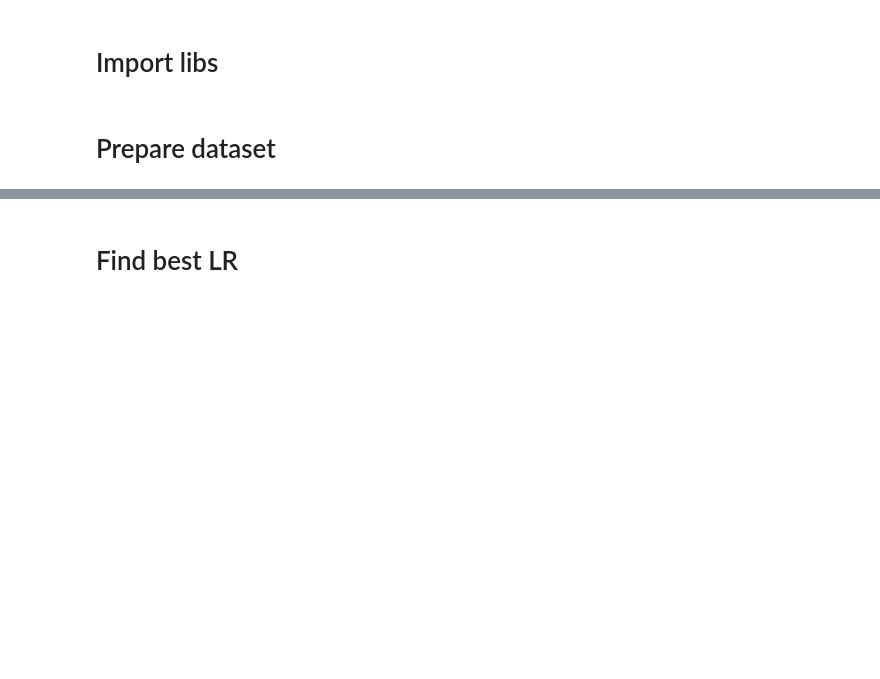
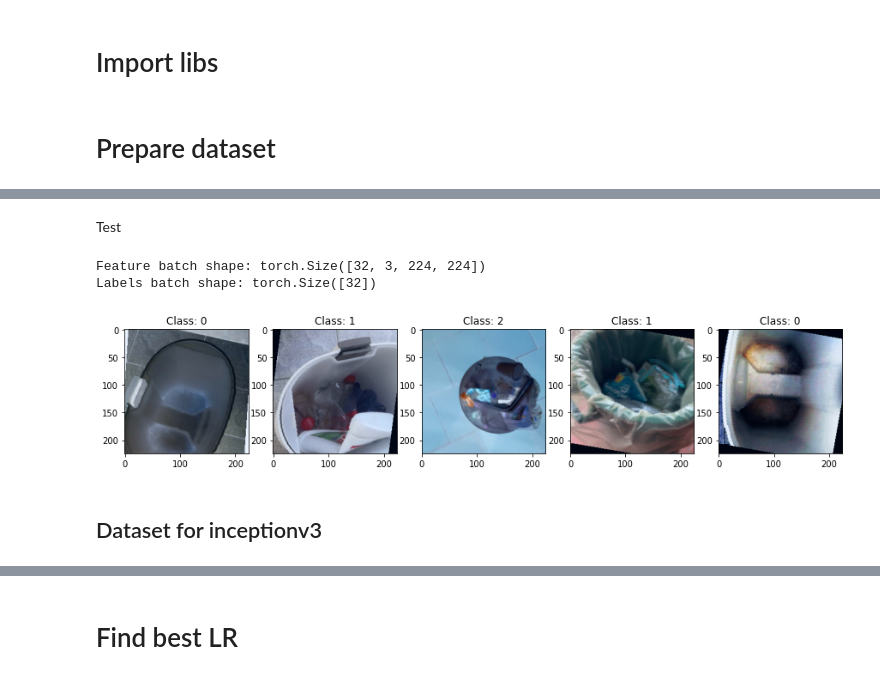
Before and after one commit to khalld/trashbin-classifier, a Jupyter notebook: 06-train.ipynb, the cells around one changed output, grey strips where cells are left out. Drawn from its saved outputs; the diff is of its cells as text; code cells hidden in the pictures; blank space fills up the shorter version.

```diff
--- a/06-train.ipynb
+++ b/06-train.ipynb
@@ -80,0 +87,22 @@ plt.show()
+# %% [markdown]
+Test
+# %%
+train_features, train_labels = next(iter(dst.test_loader))
+print(f"Feature batch shape: {train_features.size()}")
+print(f"Labels batch shape: {train_labels.size()}")
+
+plt.figure(figsize=(15,8))
+for i in range(5):
+    plt.subplot(2,5,i+1)
+    plt.title("Class: %s" % train_labels[0].numpy())
+    img = train_features[0].squeeze()
+    label = train_labels[0]
+    plt.imshow(reverse_norm(img.numpy().transpose(1, 2, 0)))
+    train_features, train_labels = next(iter(dst.test_loader))
+plt.show()
+# %% [output]
+Feature batch shape: torch.Size([32, 3, 224, 224])
+Labels batch shape: torch.Size([32])
+[figure, added]
+# %% [markdown]
+## Dataset for inceptionv3
```
Also changed, not shown: parts of 22 cells of this notebook, 2 other files.
